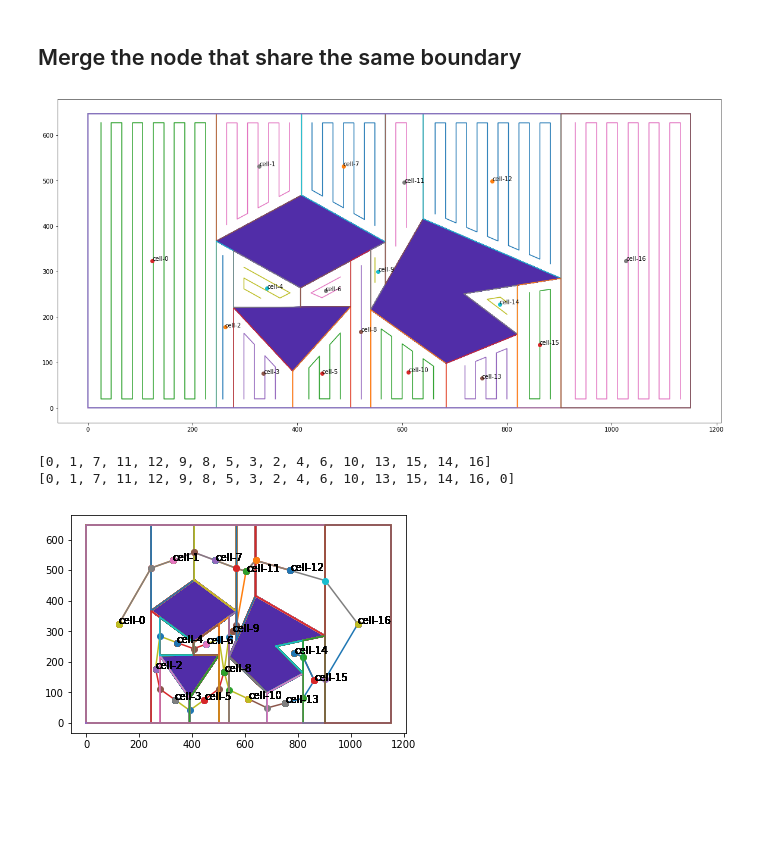
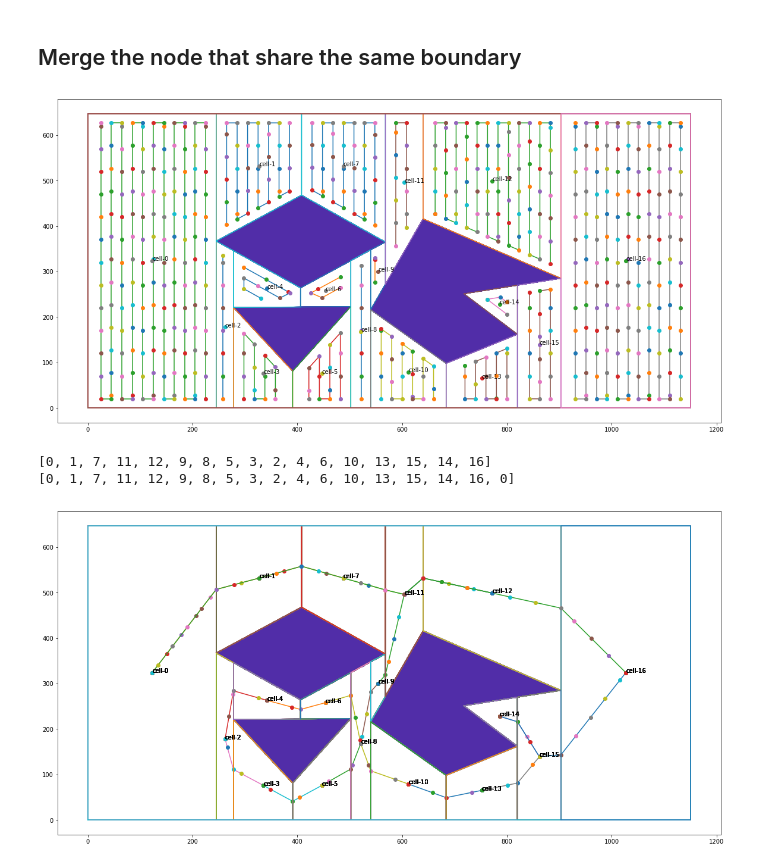
Before and after one commit to KunHanKH/Comple-Coverage-Path-PLanning-Based-on-Cell-Desomposition, a Jupyter notebook: Countour Detection and Polygon Approxiamation.ipynb, the cells around one changed output. Cells and saved outputs as stored; diff of their text form; code cells hidden in the pictures; blank space fills up the shorter version.

```diff
--- a/Countour Detection and Polygon Approxiamation.ipynb
+++ b/Countour Detection and Polygon Approxiamation.ipynb
@@ -83,7 +83,7 @@ all_cell.sort(key = lambda pnt: pnt[0].x)
 # nodes = generate_node_set(all_cell, width, step)
 
 # genenrate node set, inside path without step
-nodes = generate_node_set(all_cell, width, safeWidth=20)
+nodes = generate_node_set(all_cell, width, step, safeWidth=20)
 # %% [markdown]
 ## Merge the node that share the same boundary
 # %%
@@ -133,14 +133,14 @@ for index, i in enumerate(nodes):
     path_x = [pnt.x for pnt in i.inside_path]
     path_y = [pnt.y for pnt in i.inside_path]
     plt.plot(path_x, path_y)
-#     for pnt in path_pnts:
-#         plt.plot(pnt.x, pnt.y, marker="o")
+    for pnt in i.inside_path:
+        plt.plot(pnt.x, pnt.y, marker="o")
 
     center = centroid(i.polygon)
     plt.plot(center.x, center.y, marker="o")
     plt.annotate('cell-{}'.format(index), xy=(center.x, center.y))
 # %% [output]
-[figure, old version]
+[figure, new version]
 # %%
 # get the adjacency matrix
 adjacency_matrix = get_adjacency_matrix(nodes)
@@ -176,21 +176,23 @@ print(shortest_path_node)
 st_path_matrix = g.st_path_matrix
 
 # shortest path with step
-# new_path_node = generate_path(shortest_path_node, st_path_matrix, nodes, step)
+new_path_node = generate_path(shortest_path_node, st_path_matrix, nodes, step)
 
 # shortest path without step
-new_path_node = generate_path(shortest_path_node, st_path_matrix, nodes)
+# new_path_node = generate_path(shortest_path_node, st_path_matrix, nodes)
 # %%
+plt.figure(figsize=(20, 10))
 for i, path in enumerate(new_path_node):
 #     plt.figure(i, figsize=(20,10))
+#     plt.figure(i)
     draw_node(nodes, boundary, obstacles)
     x = [pnt.x for pnt in path]
     y = [pnt.y for pnt in path]
     plt.plot(x, y)
 
     for pnt in path:
         plt.plot(pnt.x, pnt.y, marker='o')
 # %% [output]
-[figure, old version]
+[figure, new version]
 # %%
 final_path = []
```
Also changed, not shown: parts of 3 cells of this notebook, 5 other files.
